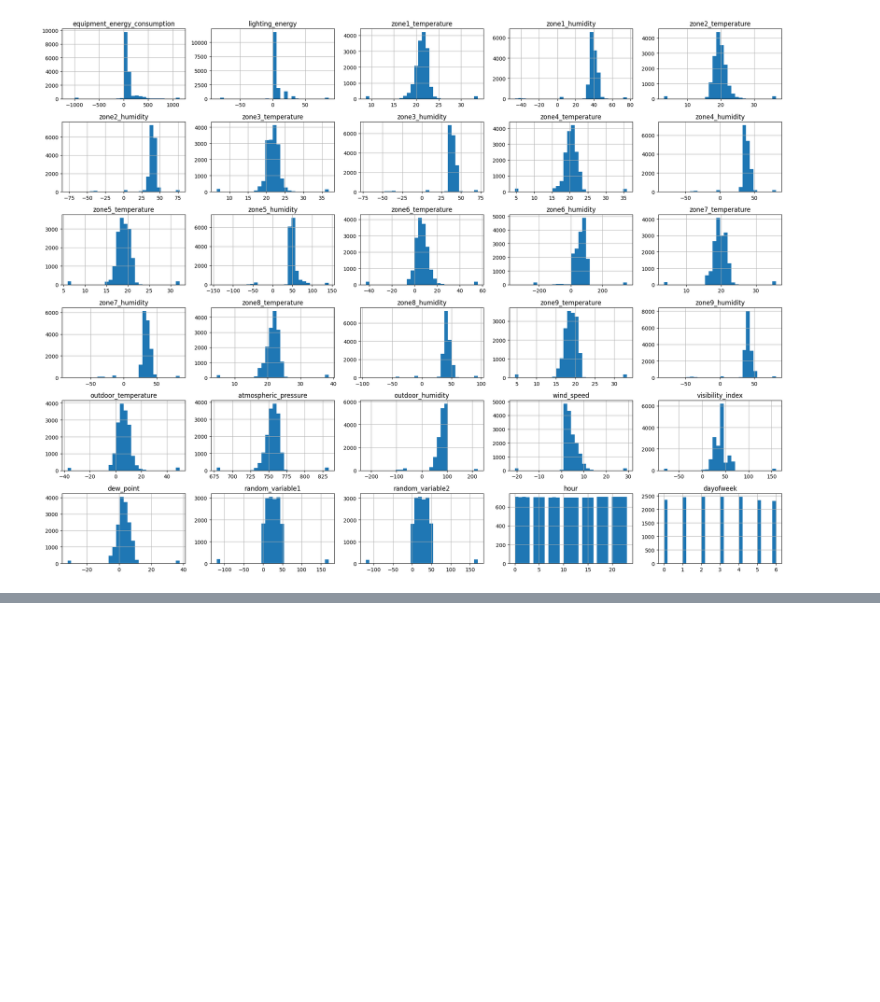
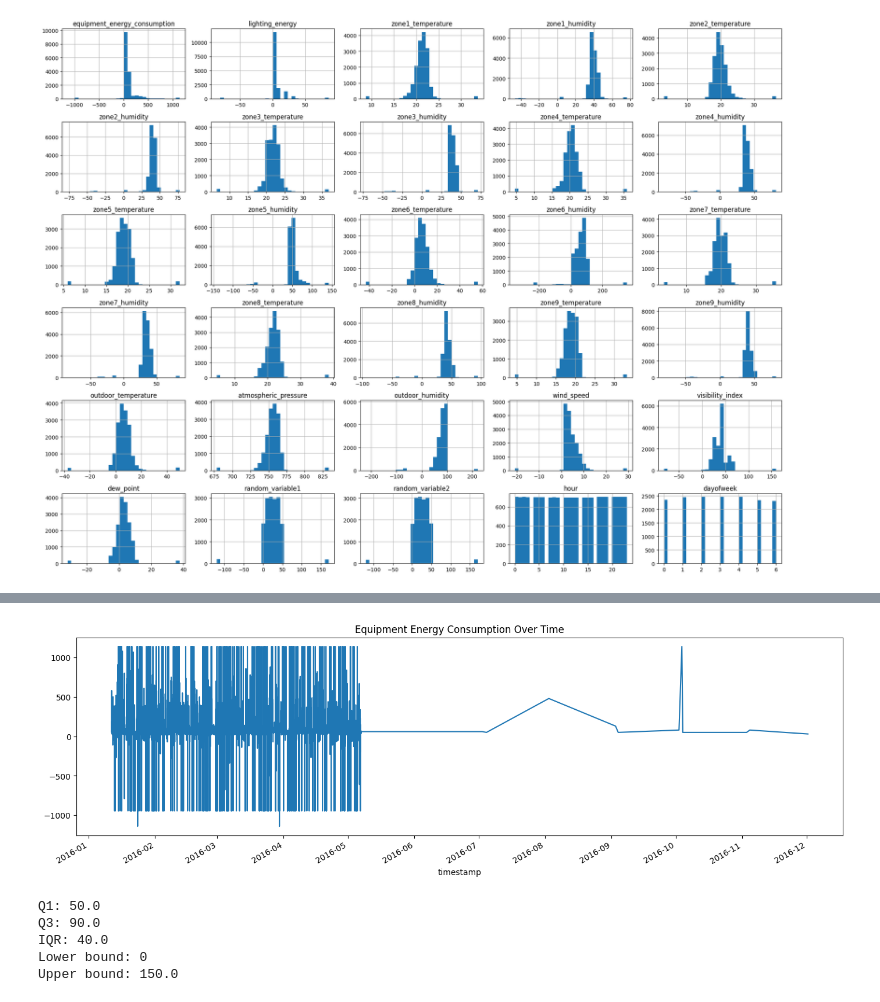
Before and after one commit to suprriyo/DS-Intern-Assignment-Supriyo-Chakraborty, a Jupyter notebook: EDA.ipynb, the cells around one changed output, grey strips where cells are left out. Drawn from its saved outputs; the diff is of its cells as text; code cells hidden in the pictures; blank space fills up the shorter version.

```diff
--- a/EDA.ipynb
+++ b/EDA.ipynb
@@ -147,0 +202,27 @@ plt.show()
+# %%
+df.set_index('timestamp')['equipment_energy_consumption'].plot(figsize=(17,5))
+plt.title("Equipment Energy Consumption Over Time")
+plt.show()
+# %% [output]
+[figure, added]
+# %%
+
+Q1 = df['equipment_energy_consumption'].quantile(0.25)
+Q3 = df['equipment_energy_consumption'].quantile(0.75)
+IQR = Q3 - Q1
+
+lower_bound = max(0, Q1 - 1.5 * IQR)
+
+upper_bound = Q3 + 1.5 * IQR
+
+print("Q1:", Q1)
+print("Q3:", Q3)
+print("IQR:", IQR)
+print("Lower bound:", lower_bound)
+print("Upper bound:", upper_bound)
+# %% [output]
+Q1: 50.0
+Q3: 90.0
+IQR: 40.0
+Lower bound: 0
+Upper bound: 150.0
```
Also changed, not shown: parts of 26 cells of this notebook.
